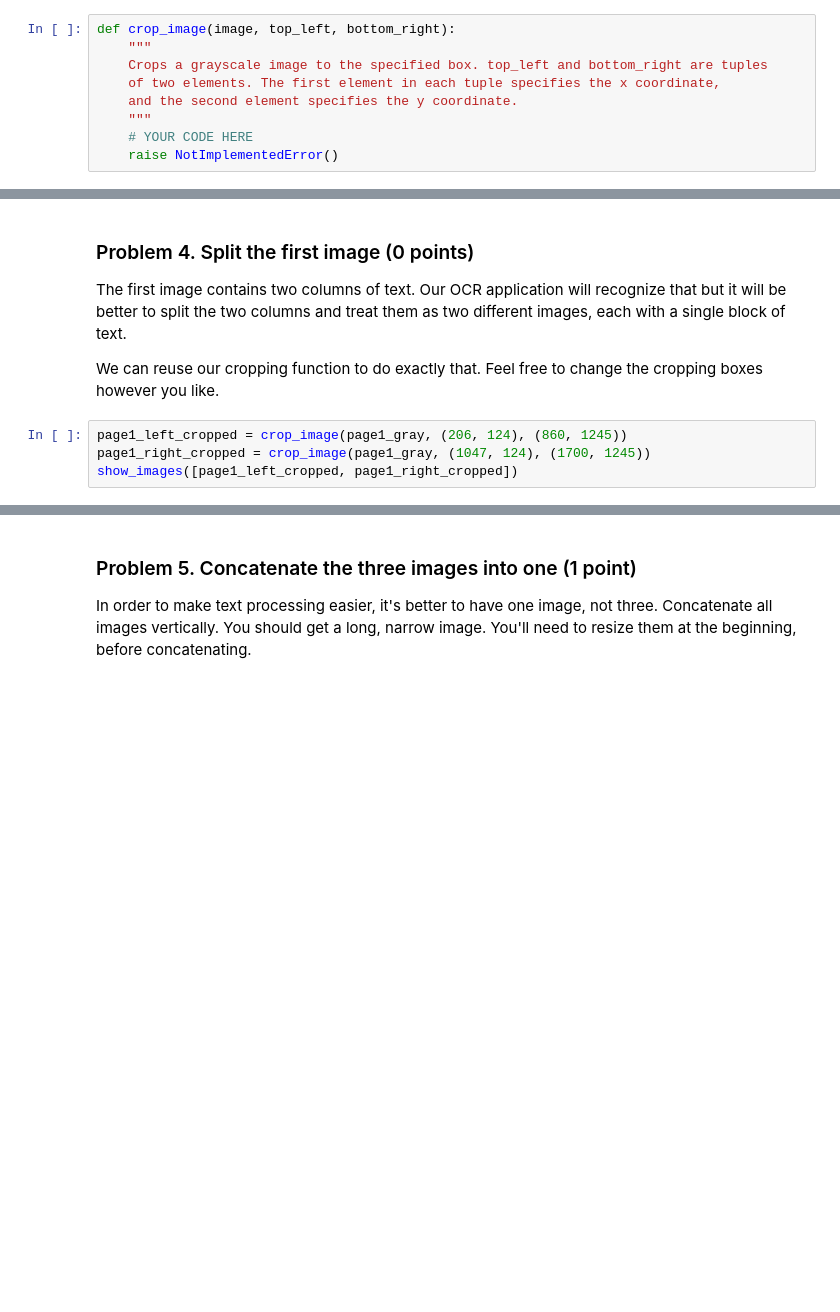
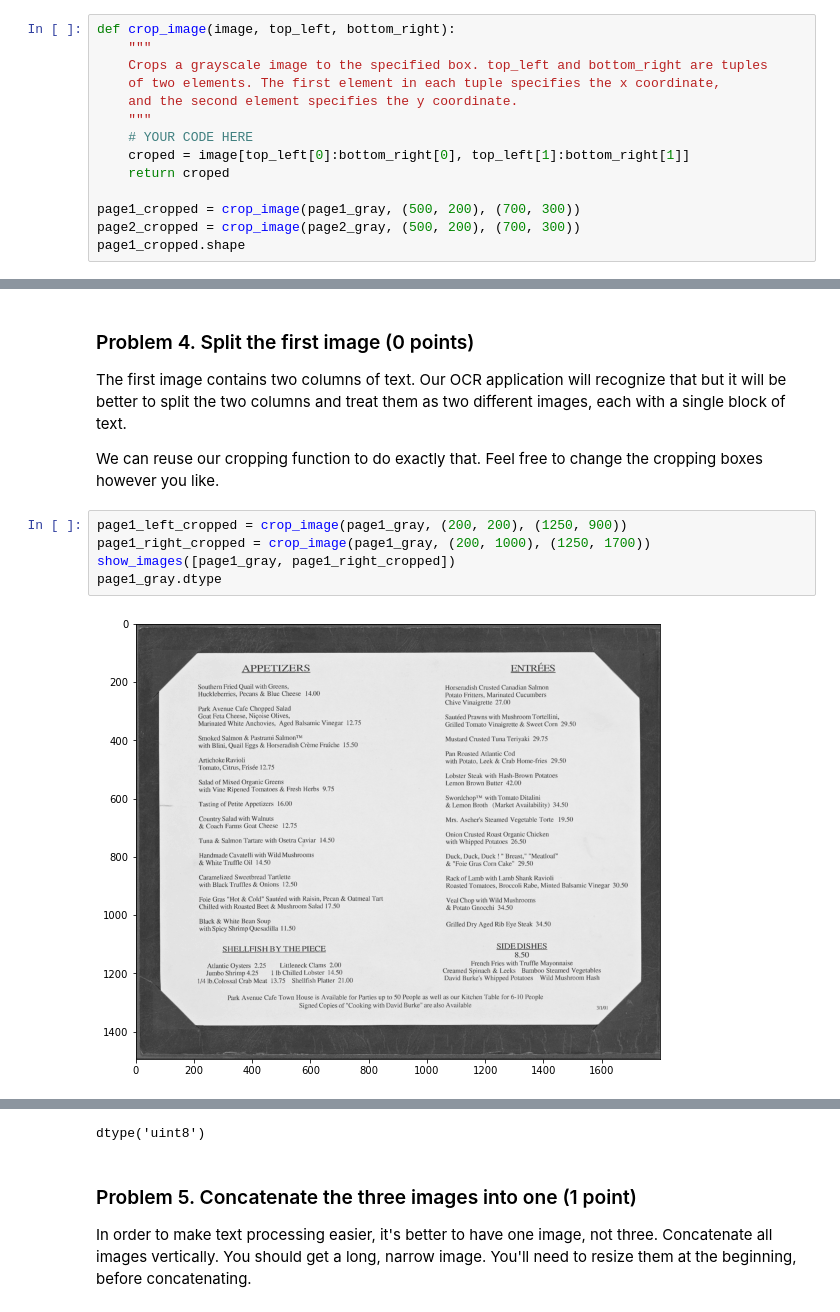
Before and after one commit to bahbo/SoftUni_Data_Scinece, a Jupyter notebook: 04. Working-with-Images-and-Text-Lab/Working with Images and Text Lab.ipynb, the cells around one changed output, grey strips where cells are left out. Saved outputs shown, nothing was run; the diff lists cells and outputs as text; blank space fills up the shorter version.

```diff
--- a/04. Working-with-Images-and-Text-Lab/Working with Images and Text Lab.ipynb
+++ b/04. Working-with-Images-and-Text-Lab/Working with Images and Text Lab.ipynb
@@ -106,4 +106,9 @@ def crop_image(image, top_left, bottom_right):
     and the second element specifies the y coordinate.
     """
     # YOUR CODE HERE
-    raise NotImplementedError()
+    croped = image[top_left[0]:bottom_right[0], top_left[1]:bottom_right[1]]
+    return croped
+
+page1_cropped = crop_image(page1_gray, (500, 200), (700, 300))
+page2_cropped = crop_image(page2_gray, (500, 200), (700, 300))
+page1_cropped.shape
@@ -126,6 +134,9 @@ The first image contains two columns of text. Our OCR application will recognize
 
 We can reuse our cropping function to do exactly that. Feel free to change the cropping boxes however you like.
 # %%
-page1_left_cropped = crop_image(page1_gray, (206, 124), (860, 1245))
-page1_right_cropped = crop_image(page1_gray, (1047, 124), (1700, 1245))
-show_images([page1_left_cropped, page1_right_cropped])
+page1_left_cropped = crop_image(page1_gray, (200, 200), (1250, 900))
+page1_right_cropped = crop_image(page1_gray, (200, 1000), (1250, 1700))
+show_images([page1_gray, page1_right_cropped])
+page1_gray.dtype
+# %% [output]
+[figure, added]
@@ -132,3 +144,4 @@ show_images([page1_left_cropped, page1_right_cropped])
+dtype('uint8')
 # %% [markdown]
 ### Problem 5. Concatenate the three images into one (1 point)
 In order to make text processing easier, it's better to have one image, not three. Concatenate all images vertically. You should get a long, narrow image. You'll need to resize them at the beginning, before concatenating.
```
Also changed, not shown: parts of 8 cells of this notebook.
